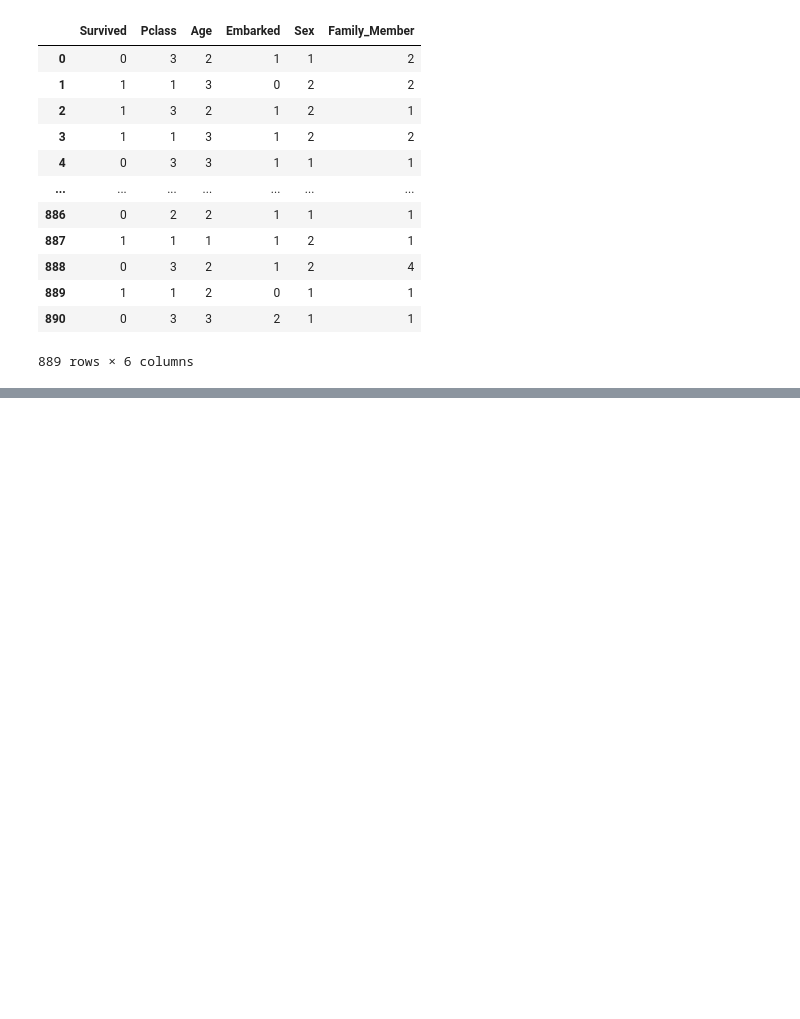
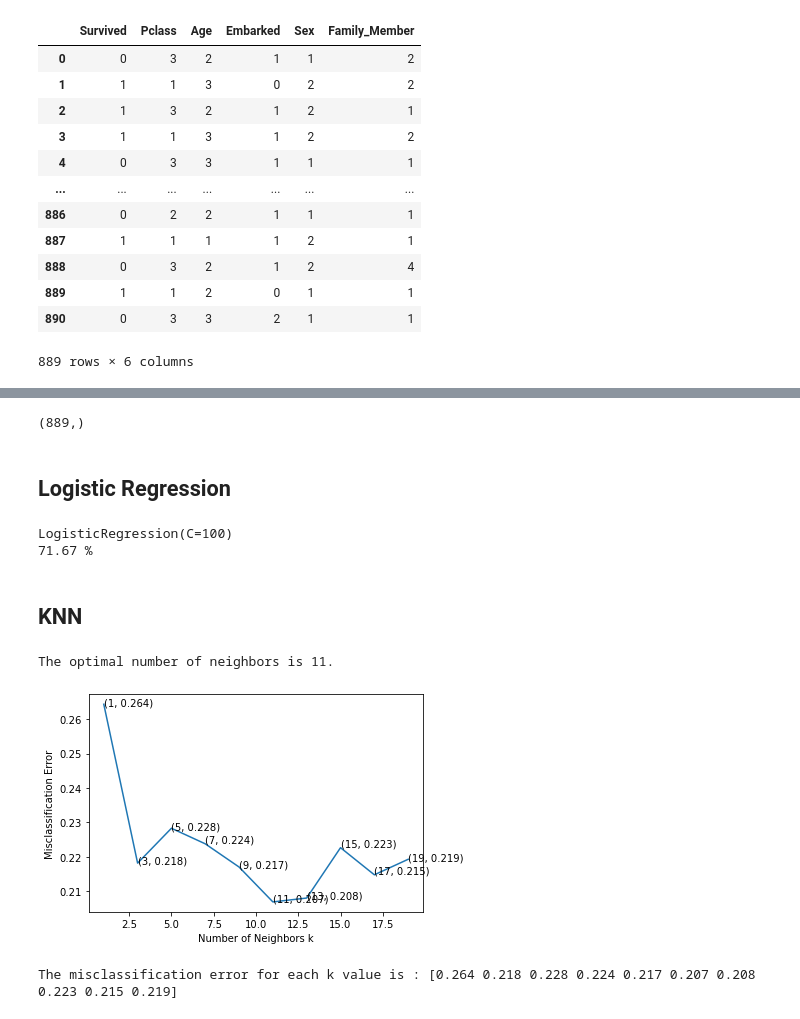
Before and after one commit to dhrey112/Project-ML-and-DL, a Jupyter notebook: titanic/Untitled.ipynb, the cells around one changed output, grey strips where cells are left out. Cells and saved outputs as stored; diff of their text form; code cells hidden in the pictures; blank space fills up the shorter version.

```diff
--- a/titanic/Untitled.ipynb
+++ b/titanic/Untitled.ipynb
@@ -489,0 +515,66 @@ NameError: name 'sns' is not defined
+# %%
+x_train = train.drop(['Survived'], axis = 1)
+y_train = train['Survived']
+
+x_test = test.drop('PassengerId', axis=1).copy()
+x_test.shape
+y_train.shape
+# %% [output]
+(889,)
+# %% [markdown]
+## Logistic Regression
+# %%
+turned_param = [{'C': [10**-4, 10**-2, 10**0, 10**2, 10**4]}]
+#Using GridSearch
+model = GridSearchCV(LogisticRegression(), turned_param, scoring = 'f1', cv=9)
+model.fit(x_train, y_train)
+
+print(model.best_estimator_)
+#print(model.score(x_test))
+
+pred = model.predict(x_test)
+pred
+
+log_reg_acc = round(model.score(x_train,y_train)*100, 2)
+print(log_reg_acc,'%')
+# %% [output]
+LogisticRegression(C=100)
+71.67 %
+# %% [markdown]
+## KNN
+# %%
+# Creating odd list of K values
+my_K_list = list(range(0, 20))
+neighbors = list(filter(lambda x: x%2 != 0, my_K_list))
+
+# empty list that will hold cv scores
+cv_scores = []
+
+# Perform K-fold cross validation
+for k in neighbors:
+    knn = KNeighborsClassifier(n_neighbors=k)
+    scores = cross_val_score(knn, x_train, y_train, cv=3, scoring='f1')
+    cv_scores.append(scores.mean())
+
+# changing to misclassification error
+MSE = [1 - x for x in cv_scores]
+
+# determining best k
+optimal_k =neighbors[MSE.index(min(MSE))]
+print('\nThe optimal number of neighbors is %d.' % optimal_k)
+
+# Plotting misclassification error vs optimal_k
+plt.plot(neighbors, MSE)
+
+for xy in zip(neighbors, np.round(MSE, 3)):
+    plt.annotate('(%s, %s)' % xy, xy=xy, textcoords='data')
+
+plt.xlabel('Number of Neighbors k')
+plt.ylabel('Misclassification Error')
+plt.show()
+
+print('The misclassification error for each k value is :', np.round(MSE, 3))
+# %% [output]
+The optimal number of neighbors is 11.
+[figure, added]
+The misclassification error for each k value is : [0.264 0.218 0.228 0.224 0.217 0.207 0.208 0.223 0.215 0.219]
```
Also changed, not shown: parts of 17 cells of this notebook.
